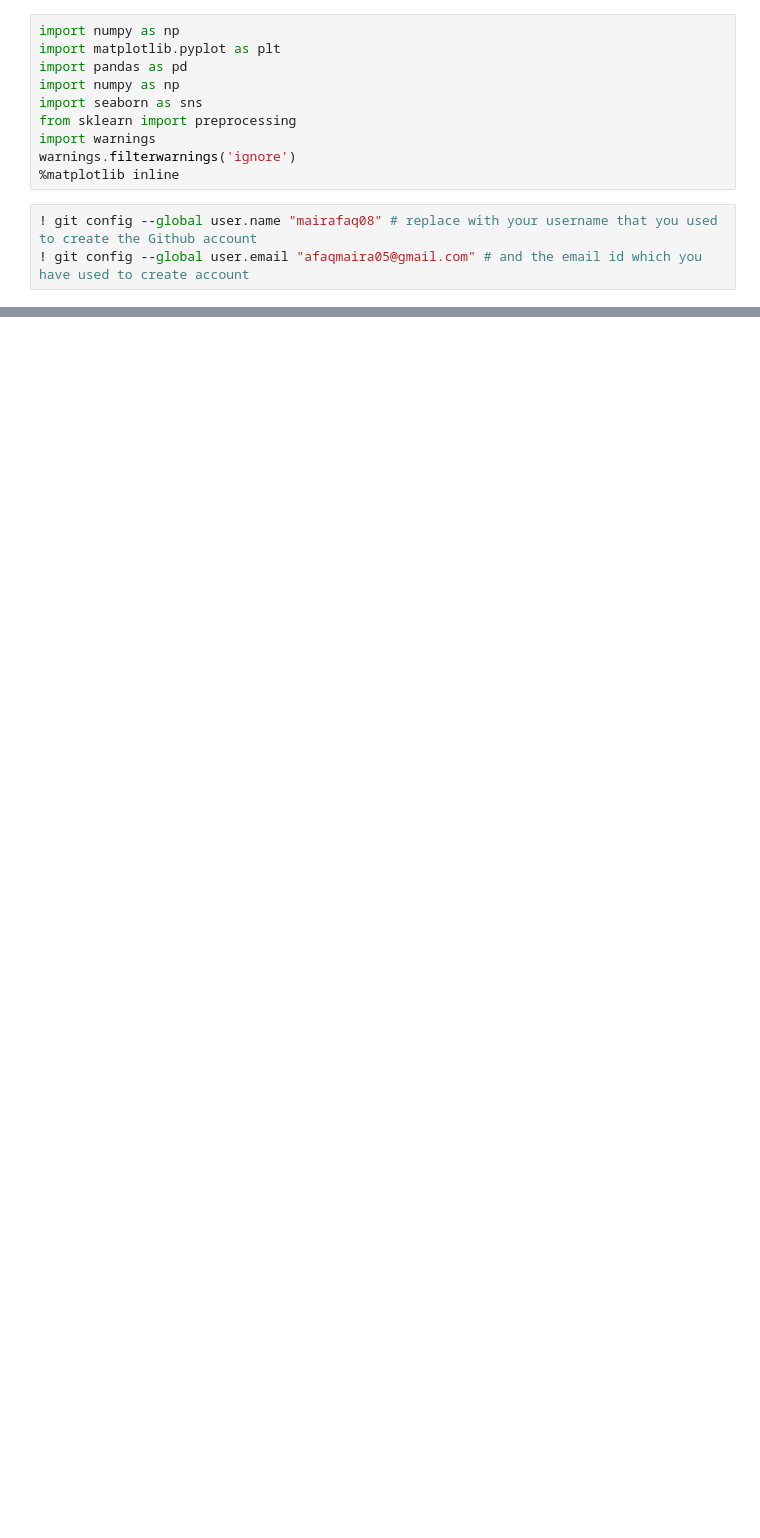
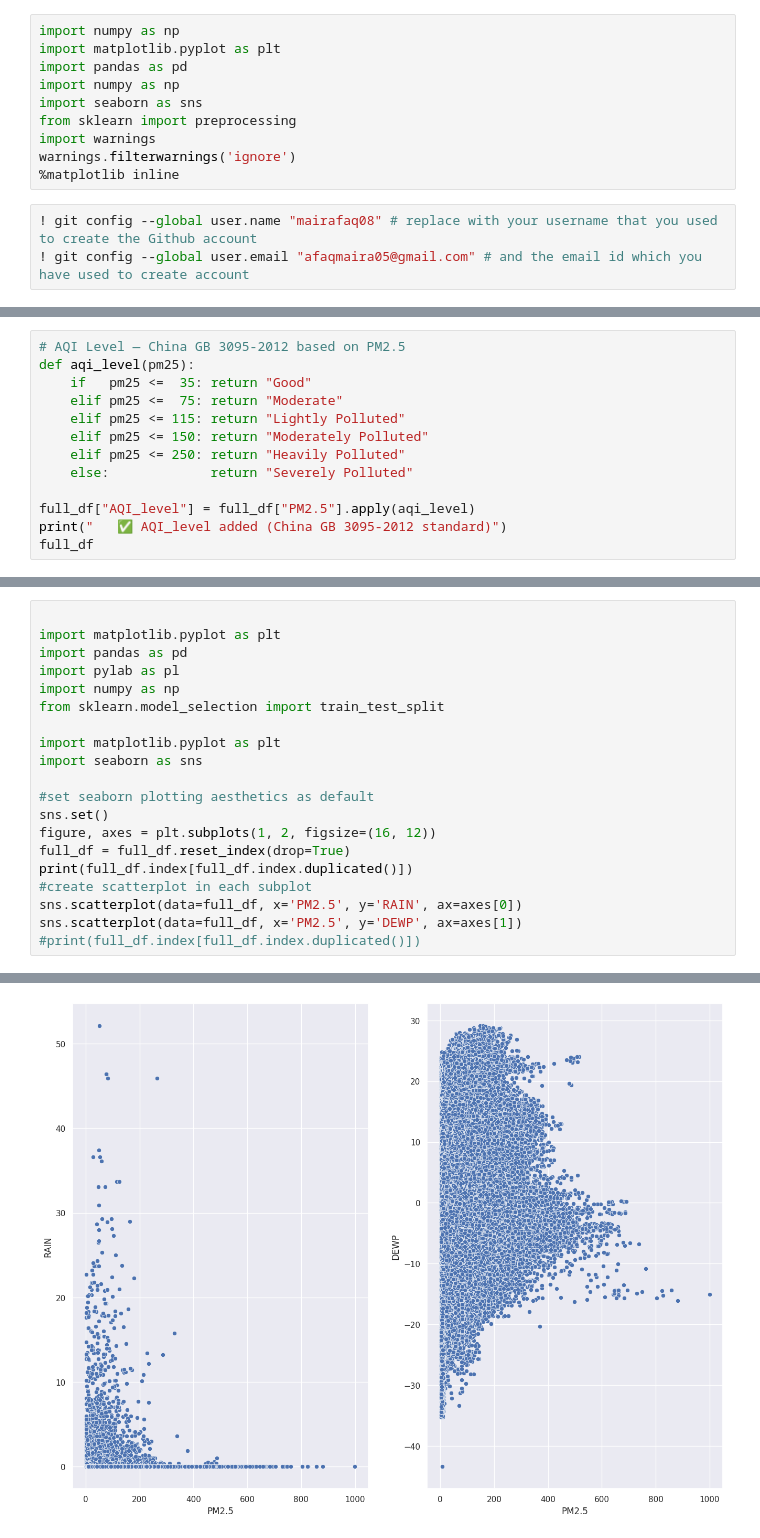
Before and after one commit to mairafaq08/assessment, a Jupyter notebook: model_train.ipynb, the cells around one changed output, grey strips where cells are left out. Saved outputs shown, nothing was run; the diff lists cells and outputs as text; blank space fills up the shorter version.

```diff
--- a/model_train.ipynb
+++ b/model_train.ipynb
@@ -15,0 +552,13 @@ warnings.filterwarnings('ignore')
+# %%
+# AQI Level — China GB 3095-2012 based on PM2.5
+def aqi_level(pm25):
+    if   pm25 <=  35: return "Good"
+    elif pm25 <=  75: return "Moderate"
+    elif pm25 <= 115: return "Lightly Polluted"
+    elif pm25 <= 150: return "Moderately Polluted"
+    elif pm25 <= 250: return "Heavily Polluted"
+    else:             return "Severely Polluted"
+
+full_df["AQI_level"] = full_df["PM2.5"].apply(aqi_level)
+print("   ✅ AQI_level added (China GB 3095-2012 standard)")
+full_df
@@ -15,0 +599,21 @@ warnings.filterwarnings('ignore')
+# %%
+
+import matplotlib.pyplot as plt
+import pandas as pd
+import pylab as pl
+import numpy as np
+from sklearn.model_selection import train_test_split
+
+import matplotlib.pyplot as plt
+import seaborn as sns
+
+#set seaborn plotting aesthetics as default
+sns.set()
+figure, axes = plt.subplots(1, 2, figsize=(16, 12))
+full_df = full_df.reset_index(drop=True)
+print(full_df.index[full_df.index.duplicated()])
+#create scatterplot in each subplot
+sns.scatterplot(data=full_df, x='PM2.5', y='RAIN', ax=axes[0])
+sns.scatterplot(data=full_df, x='PM2.5', y='DEWP', ax=axes[1])
+#print(full_df.index[full_df.index.duplicated()])
+# %% [output]
@@ -15,0 +622 @@ warnings.filterwarnings('ignore')
+[figure, added]
```
Also changed, not shown: parts of 65 cells of this notebook.
